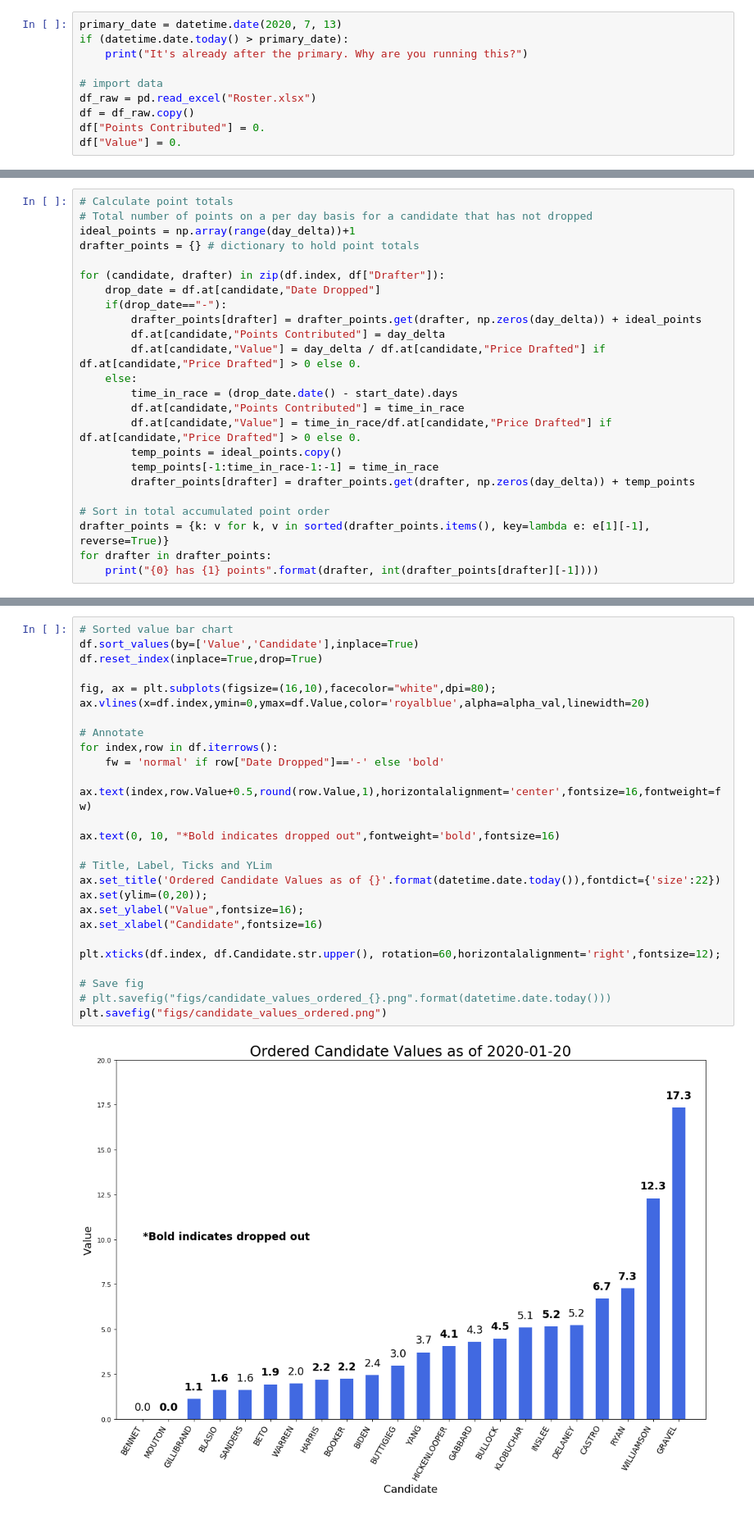
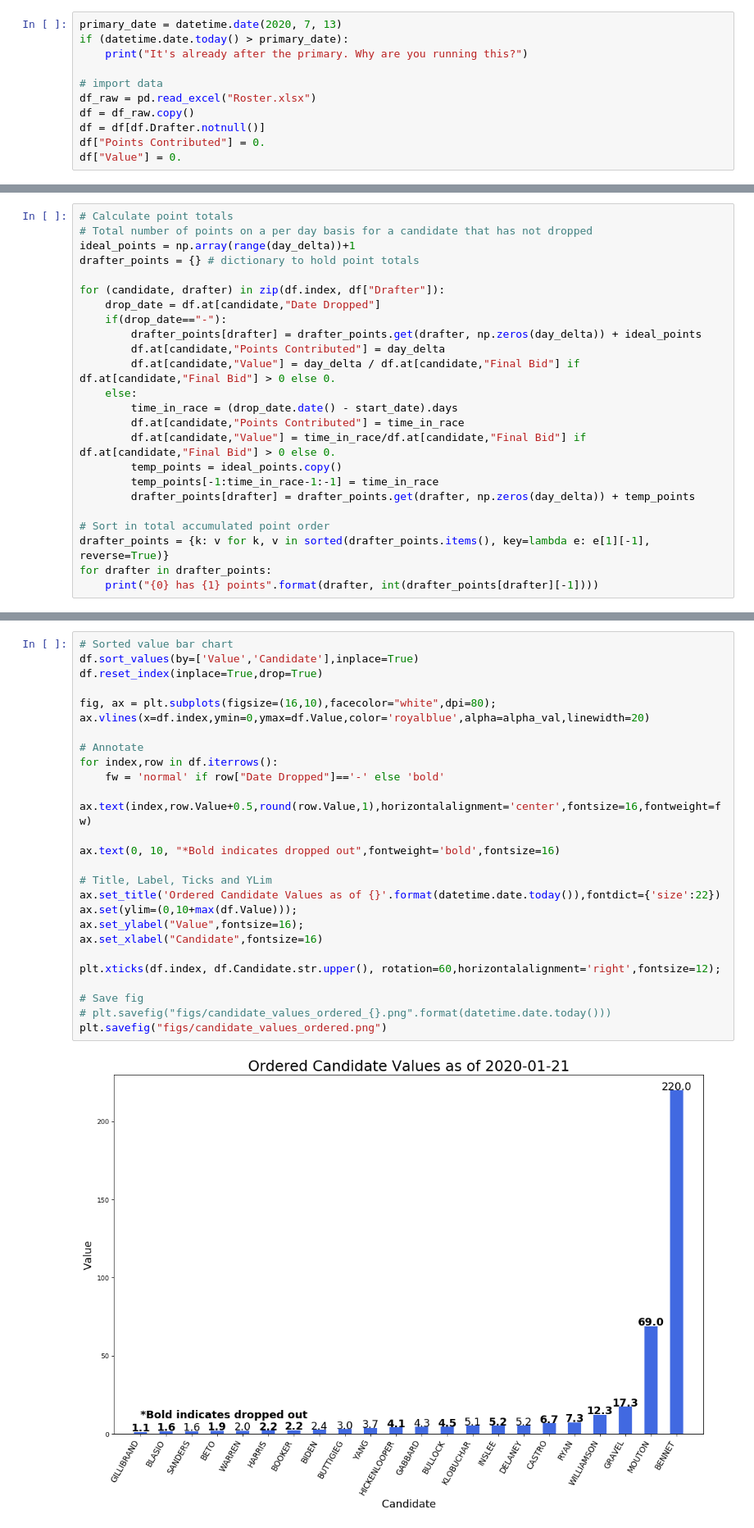
Before and after one commit to graphitical/demmies, a Jupyter notebook: demmies.ipynb, the cells around one changed output, grey strips where cells are left out. Shown: that part at 82% size. Drawn from its saved outputs; the diff is of its cells as text.

```diff
--- a/demmies.ipynb
+++ b/demmies.ipynb
@@ -12,6 +12,7 @@ if (datetime.date.today() > primary_date):
 # import data
 df_raw = pd.read_excel("Roster.xlsx")
 df = df_raw.copy()
+df = df[df.Drafter.notnull()]
 df["Points Contributed"] = 0.
 df["Value"] = 0.
 # %%
@@ -37,11 +38,11 @@ for (candidate, drafter) in zip(df.index, df["Drafter"]):
     if(drop_date=="-"):
         drafter_points[drafter] = drafter_points.get(drafter, np.zeros(day_delta)) + ideal_points
         df.at[candidate,"Points Contributed"] = day_delta
-        df.at[candidate,"Value"] = day_delta / df.at[candidate,"Price Drafted"] if df.at[candidate,"Price Drafted"] > 0 else 0.
+        df.at[candidate,"Value"] = day_delta / df.at[candidate,"Final Bid"] if df.at[candidate,"Final Bid"] > 0 else 0.
     else:
         time_in_race = (drop_date.date() - start_date).days
         df.at[candidate,"Points Contributed"] = time_in_race
-        df.at[candidate,"Value"] = time_in_race/df.at[candidate,"Price Drafted"] if df.at[candidate,"Price Drafted"] > 0 else 0.
+        df.at[candidate,"Value"] = time_in_race/df.at[candidate,"Final Bid"] if df.at[candidate,"Final Bid"] > 0 else 0.
         temp_points = ideal_points.copy()
         temp_points[-1:time_in_race-1:-1] = time_in_race
         drafter_points[drafter] = drafter_points.get(drafter, np.zeros(day_delta)) + temp_points
@@ -136,31 +141,31 @@ plt.savefig("figs/candidate_values.png")
 # %%
 # Sorted value bar chart
 df.sort_values(by=['Value','Candidate'],inplace=True)
 df.reset_index(inplace=True,drop=True)
 
 fig, ax = plt.subplots(figsize=(16,10),facecolor="white",dpi=80);
 ax.vlines(x=df.index,ymin=0,ymax=df.Value,color='royalblue',alpha=alpha_val,linewidth=20)
 
 # Annotate
 for index,row in df.iterrows():
     fw = 'normal' if row["Date Dropped"]=='-' else 'bold'
     ax.text(index,row.Value+0.5,round(row.Value,1),horizontalalignment='center',fontsize=16,fontweight=fw)
 
 ax.text(0, 10, "*Bold indicates dropped out",fontweight='bold',fontsize=16)
 
 # Title, Label, Ticks and YLim
 ax.set_title('Ordered Candidate Values as of {}'.format(datetime.date.today()),fontdict={'size':22})
-ax.set(ylim=(0,20));
+ax.set(ylim=(0,10+max(df.Value)));
 ax.set_ylabel("Value",fontsize=16);
 ax.set_xlabel("Candidate",fontsize=16)
 
 plt.xticks(df.index, df.Candidate.str.upper(), rotation=60,horizontalalignment='right',fontsize=12);
 
 # Save fig
 # plt.savefig("figs/candidate_values_ordered_{}.png".format(datetime.date.today()))
 plt.savefig("figs/candidate_values_ordered.png")
 # %% [output]
-[figure, old version]
+[figure, new version]
 # %%
 # Sorted point contribution bar chart
 df.sort_values(by=['Drafter','Points Contributed'],inplace=True)
```
Also changed, not shown: parts of 5 cells of this notebook, 6 other files.
